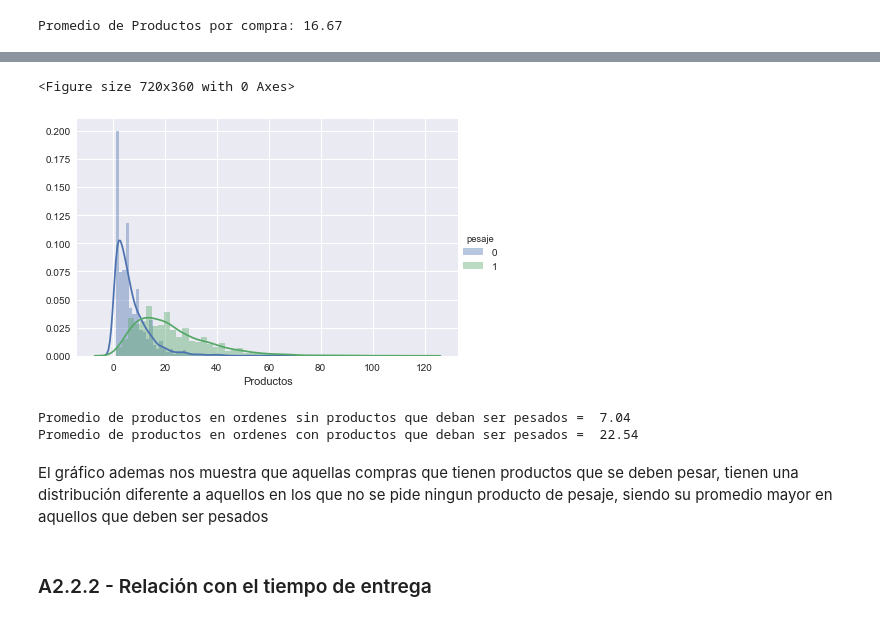
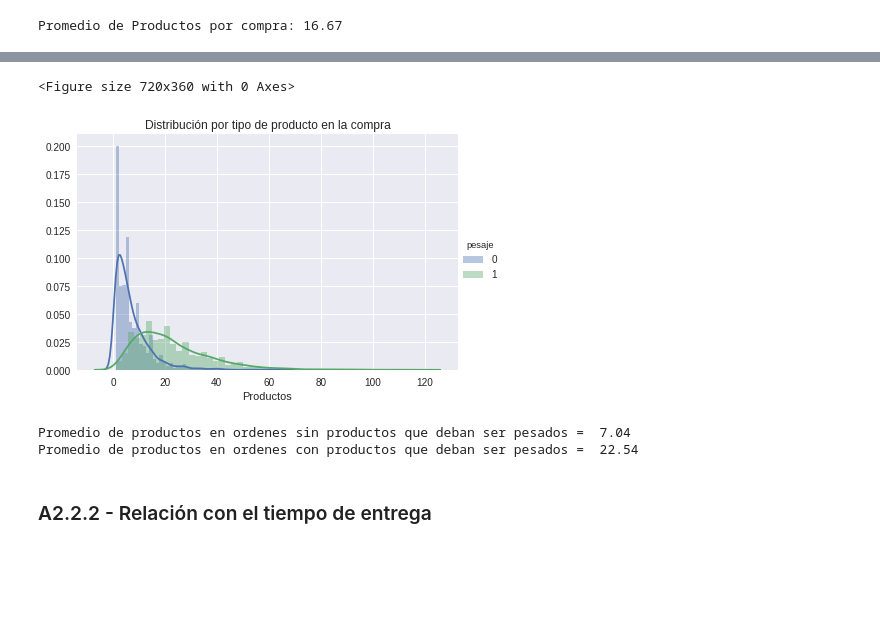
Before and after one commit to callejasv1/proyecto_oraculo, a Jupyter notebook: ProyectoV_Original.ipynb, the cells around one changed output, grey strips where cells are left out. Cells and saved outputs as stored; diff of their text form; code cells hidden in the pictures; blank space fills up the shorter version.

Commit message:
Actualización de Documentación en el notebook, falta optimizar ciertos gráficos, como el tiempo

```diff
--- a/ProyectoV_Original.ipynb
+++ b/ProyectoV_Original.ipynb
@@ -605,19 +620,18 @@ plt.title("Cantidad de Productos pesados");
 # %%
 plt.figure(figsize=(10, 5))
 g = sns.FacetGrid(df, hue="pesaje", size=4, aspect=1.5)
 g = g.map(sns.distplot, "cantidad_total")
 g.add_legend()
-plt.xlabel("Productos");
+plt.xlabel("Productos")
+plt.title("Distribución por tipo de producto en la compra");
 # %% [output]
 <Figure size 720x360 with 0 Axes>
-[figure, old version]
+[figure, new version]
 # %%
 print("Promedio de productos en ordenes sin productos que deban ser pesados = ", round(df.query("pesaje==0")['cantidad_total'].mean(), 2))
 print("Promedio de productos en ordenes con productos que deban ser pesados = ", round(df.query("pesaje==1")['cantidad_total'].mean(), 2))
 # %% [output]
 Promedio de productos en ordenes sin productos que deban ser pesados =  7.04
 Promedio de productos en ordenes con productos que deban ser pesados =  22.54
-# %% [markdown]
-El gráfico ademas nos muestra que aquellas compras que tienen productos que se deben pesar, tienen una distribución diferente a aquellos en los que no se pide ningun producto de pesaje, siendo su promedio mayor en aquellos que deben ser pesados
 # %% [markdown]
 ### A2.2.2 - Relación con el tiempo de entrega
```
Also changed, not shown: parts of 46 cells of this notebook.
